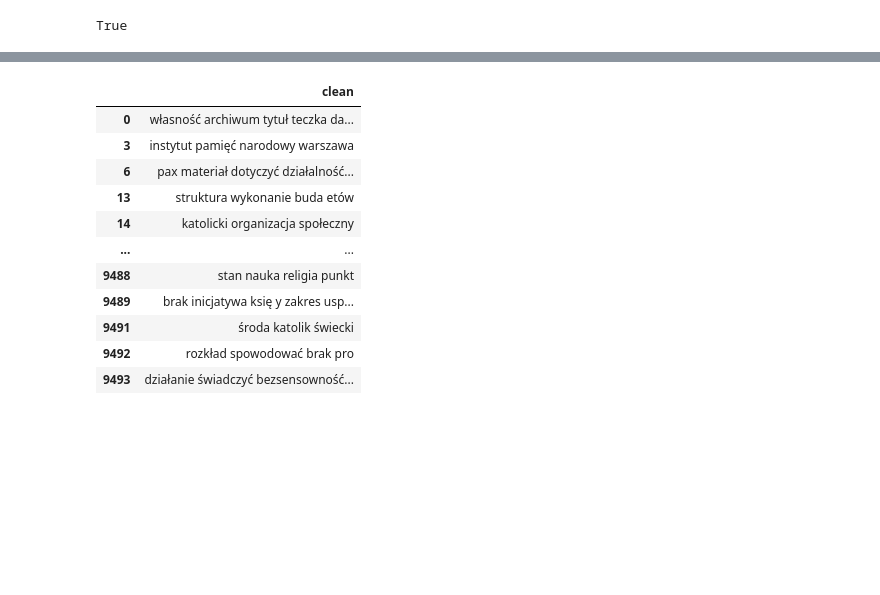
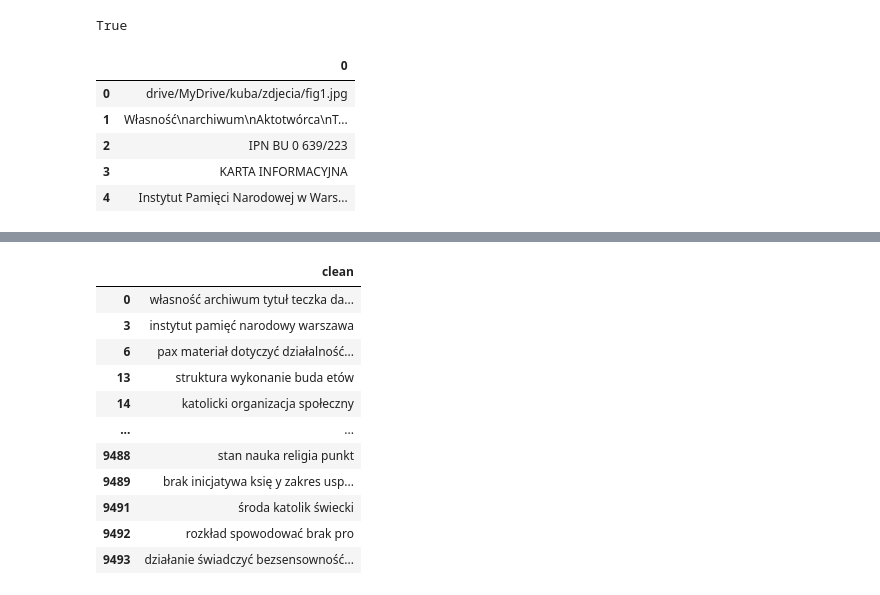
Before and after one commit to KacperGrodecki/image_proccessing, a Jupyter notebook: kuba_img_text_reading_found_words_analyzing_enchant.ipynb, the cells around one changed output, grey strips where cells are left out. Drawn from its saved outputs; the diff is of its cells as text; code cells hidden in the pictures; blank space fills up the shorter version.

```diff
--- a/kuba_img_text_reading_found_words_analyzing_enchant.ipynb
+++ b/kuba_img_text_reading_found_words_analyzing_enchant.ipynb
@@ -43,6 +43,15 @@ d.check("guzik") # False
 True
 # %%
 text=pd.read_csv('drive/MyDrive/kuba/odczyt_0_85.csv',index_col=0)
+# %%
+text.head()
+# %% [output]
+|  | 0 |
+| 0 | drive/MyDrive/kuba/zdjecia/fig1.jpg |
+| 1 | Własność\narchiwum\nAktotwórca\nT... |
+| 2 | IPN BU 0 639/223 |
+| 3 | KARTA INFORMACYJNA |
+| 4 | Instytut Pamięci Narodowej w Wars... |
 # %%
 from difflib import SequenceMatcher
 
```
Also changed, not shown: parts of 18 cells of this notebook.
